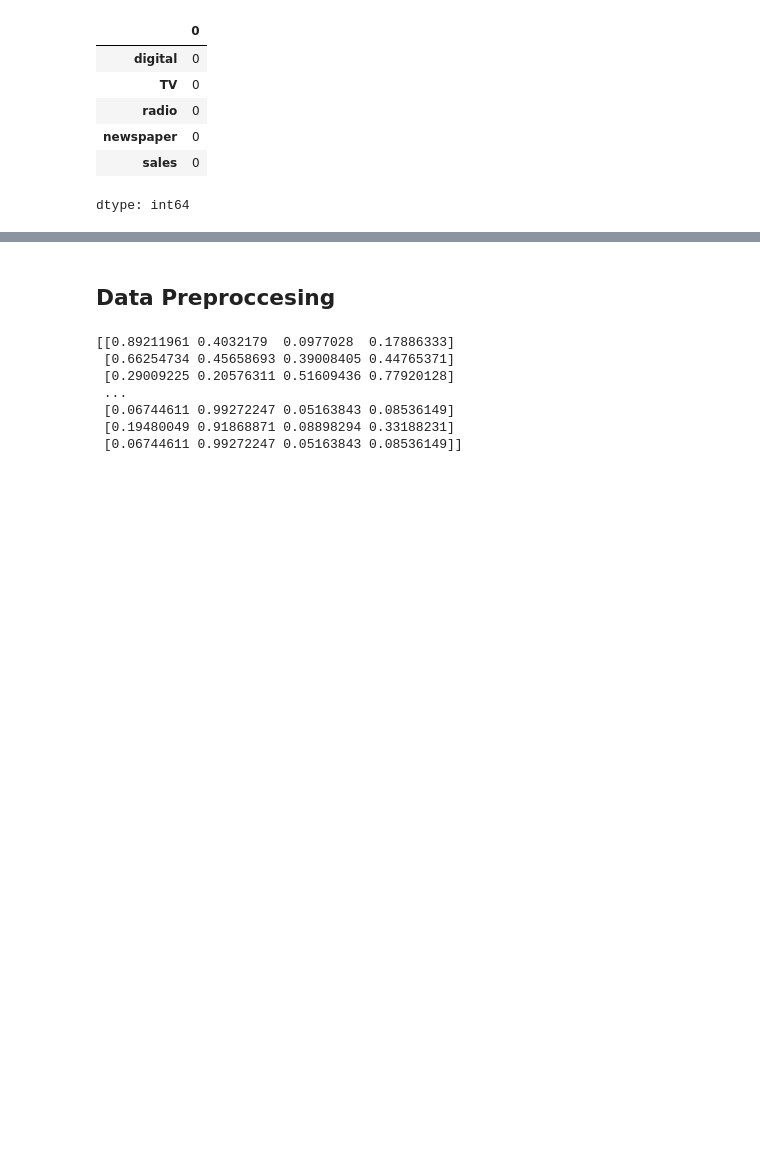
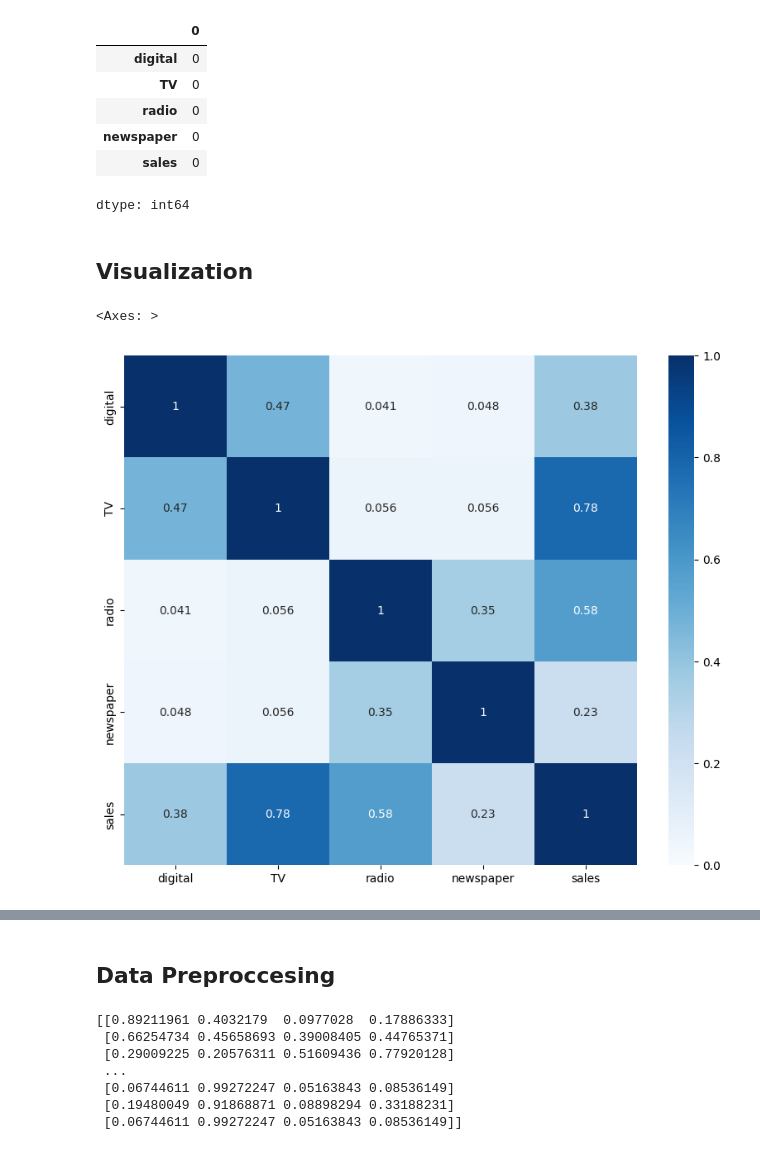
Before and after one commit to IPMSand/AI_ML, a Jupyter notebook: ModelEvaluation_RSEM_NeuralNetwork.ipynb, the cells around one changed output, grey strips where cells are left out. Saved outputs shown, nothing was run; the diff lists cells and outputs as text; code cells hidden in the pictures; blank space fills up the shorter version.

Commit message:
Visualization -HeatMap and Correlation

```diff
--- a/ModelEvaluation_RSEM_NeuralNetwork.ipynb
+++ b/ModelEvaluation_RSEM_NeuralNetwork.ipynb
@@ -81,5 +89,15 @@ adverrising_df.isnull().sum()
 | newspaper | 0 |
 | sales | 0 |
 dtype: int64
+# %% [markdown]
+## Visualization
 # %%
 # Visualize by using different types of heatMap and tabes
+# %%
+# plot the heatmap
+plt.figure(figsize=(10, 8))
+sns.heatmap(adverrising_df.corr(),annot=True,vmin = 0, vmax = 1, cmap = 'Blues')
+# plt.show()
+# %% [output]
+<Axes: >
+[figure, added]
```
Also changed, not shown: parts of 9 cells of this notebook.
